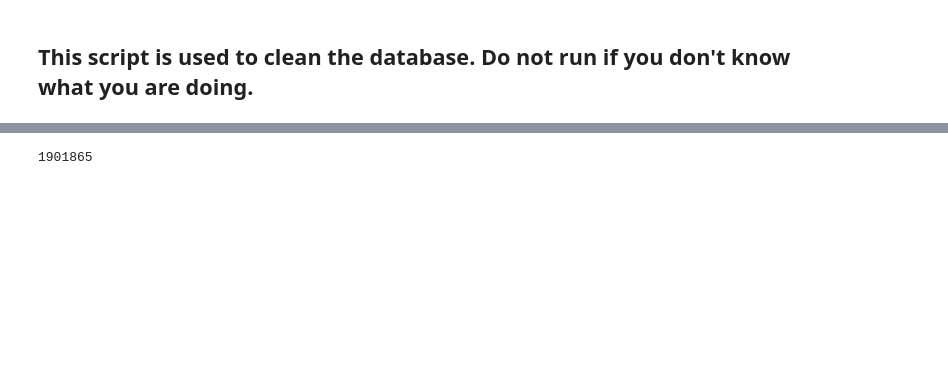
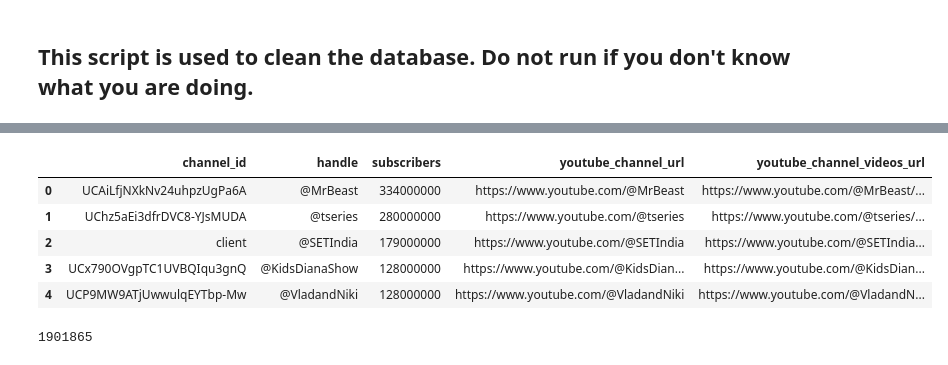
Before and after one commit to chaorders1/youtube-stats, a Jupyter notebook: src/utils/csv_operate.ipynb, the cells around one changed output, grey strips where cells are left out. Cells and saved outputs as stored; diff of their text form; code cells hidden in the pictures; blank space fills up the shorter version.

```diff
--- a/src/utils/csv_operate.ipynb
+++ b/src/utils/csv_operate.ipynb
@@ -20,0 +37,5 @@ df.shape
+# %%
+# leave the first 3000 rows
+df = df.head(3000)
+df.shape
+df.head()
@@ -20,0 +59,4 @@ df.shape
+# %%
+# create a new column called youtube_channel_url, it's content is https://www.youtube.com/ + [handle]
+df['youtube_channel_url'] = 'https://www.youtube.com/' + df['handle']
+df.head()
@@ -20,0 +70,11 @@ df.shape
+# %%
+# create a new column called youtube_channel_videos_url, it's content is https://www.youtube.com/ + [handle] + '/videos'
+df['youtube_channel_videos_url'] = 'https://www.youtube.com/' + df['handle'] + '/videos'
+df.head()
+# %% [output]
+|  | channel_id | handle | subscribers | youtube_channel_url | youtube_channel_videos_url |
+| 0 | UCAiLfjNXkNv24uhpzUgPa6A | @MrBeast | 334000000 | https://www.youtube.com/@MrBeast | https://www.youtube.com/@MrBeast/... |
+| 1 | UChz5aEi3dfrDVC8-YJsMUDA | @tseries | 280000000 | https://www.youtube.com/@tseries | https://www.youtube.com/@tseries/... |
+| 2 | client | @SETIndia | 179000000 | https://www.youtube.com/@SETIndia | https://www.youtube.com/@SETIndia... |
+| 3 | UCx790OVgpTC1UVBQIqu3gnQ | @KidsDianaShow | 128000000 | https://www.youtube.com/@KidsDian... | https://www.youtube.com/@KidsDian... |
+| 4 | UCP9MW9ATjUwwulqEYTbp-Mw | @VladandNiki | 128000000 | https://www.youtube.com/@VladandNiki | https://www.youtube.com/@VladandN... |
```
Also changed, not shown: parts of 10 cells of this notebook, 5 other files.
